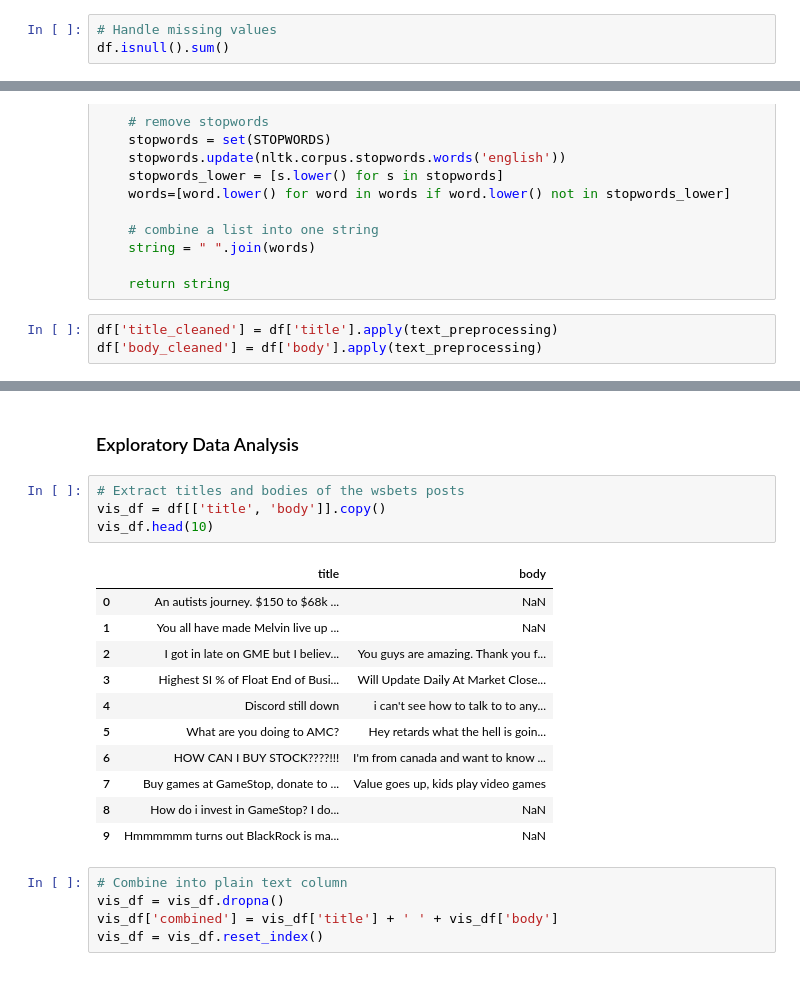
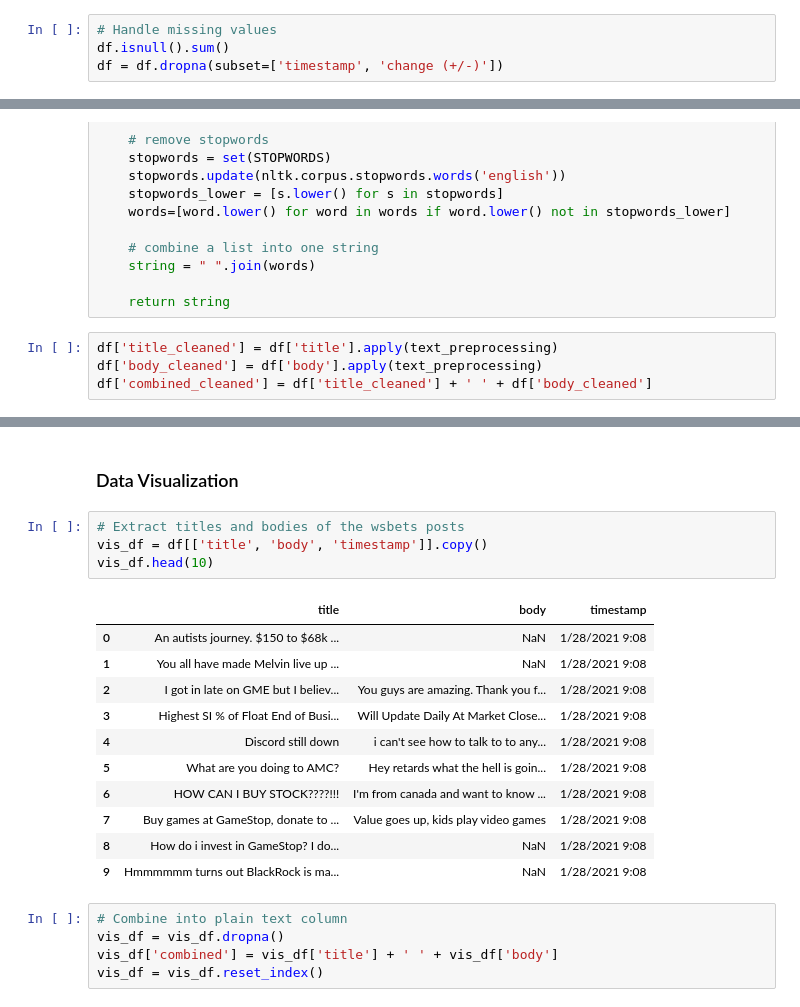
Before and after one commit to abhijoshi2000/r-wallstreebets-sentiment-analysis, a Jupyter notebook: code/rwsbets-sentiment-analysis.ipynb, the cells around one changed output, grey strips where cells are left out. Drawn from its saved outputs; the diff is of its cells as text.

Commit message:
Sentiment analysis complete with pipeline

```diff
--- a/code/rwsbets-sentiment-analysis.ipynb
+++ b/code/rwsbets-sentiment-analysis.ipynb
@@ -49,3 +43,4 @@ df_gme = df_gme.drop(columns=['Open', 'High', 'Low', 'Close', 'Volume', 'Change'
 # %%
 # Handle missing values
 df.isnull().sum()
+df = df.dropna(subset=['timestamp', 'change (+/-)'])
@@ -183,6 +166,7 @@ def text_preprocessing(text):
 # %%
 df['title_cleaned'] = df['title'].apply(text_preprocessing)
 df['body_cleaned'] = df['body'].apply(text_preprocessing)
+df['combined_cleaned'] = df['title_cleaned'] + ' ' + df['body_cleaned']
 # %%
 df.head(10)
 # %% [output]
@@ -200,21 +184,21 @@ df.head(10)
 # %% [markdown]
-### Exploratory Data Analysis
+### Data Visualization
 # %%
 # Extract titles and bodies of the wsbets posts
-vis_df = df[['title', 'body']].copy()
+vis_df = df[['title', 'body', 'timestamp']].copy()
 vis_df.head(10)
 # %% [output]
-|  | title | body |
-| 0 | An autists journey. $150 to $68k ... | NaN |
-| 1 | You all have made Melvin live up ... | NaN |
-| 2 | I got in late on GME but I believ... | You guys are amazing. Thank you f... |
-| 3 | Highest SI % of Float End of Busi... | Will Update Daily At Market Close... |
-| 4 | Discord still down | i can't see how to talk to to any... |
-| 5 | What are you doing to AMC? | Hey retards what the hell is goin... |
-| 6 | HOW CAN I BUY STOCK????!!! | I'm from canada and want to know ... |
-| 7 | Buy games at GameStop, donate to ... | Value goes up, kids play video games |
-| 8 | How do i invest in GameStop? I do... | NaN |
-| 9 | Hmmmmmm turns out BlackRock is ma... | NaN |
+|  | title | body | timestamp |
+| 0 | An autists journey. $150 to $68k ... | NaN | 1/28/2021 9:08 |
+| 1 | You all have made Melvin live up ... | NaN | 1/28/2021 9:08 |
+| 2 | I got in late on GME but I believ... | You guys are amazing. Thank you f... | 1/28/2021 9:08 |
+| 3 | Highest SI % of Float End of Busi... | Will Update Daily At Market Close... | 1/28/2021 9:08 |
+| 4 | Discord still down | i can't see how to talk to to any... | 1/28/2021 9:08 |
+| 5 | What are you doing to AMC? | Hey retards what the hell is goin... | 1/28/2021 9:08 |
+| 6 | HOW CAN I BUY STOCK????!!! | I'm from canada and want to know ... | 1/28/2021 9:08 |
+| 7 | Buy games at GameStop, donate to ... | Value goes up, kids play video games | 1/28/2021 9:08 |
+| 8 | How do i invest in GameStop? I do... | NaN | 1/28/2021 9:08 |
+| 9 | Hmmmmmm turns out BlackRock is ma... | NaN | 1/28/2021 9:08 |
 # %%
 # Combine into plain text column
 vis_df = vis_df.dropna()
```
Also changed, not shown: parts of 29 cells of this notebook.
